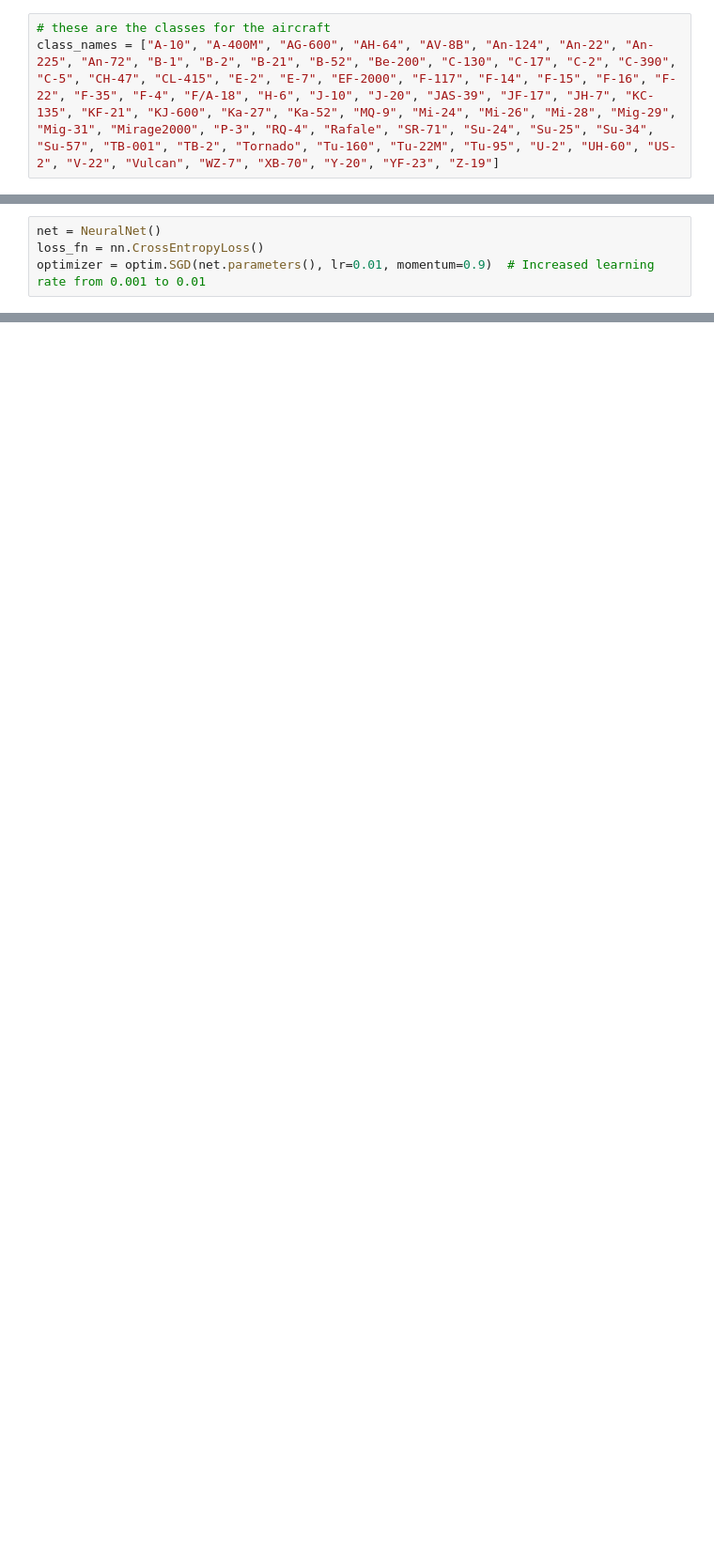
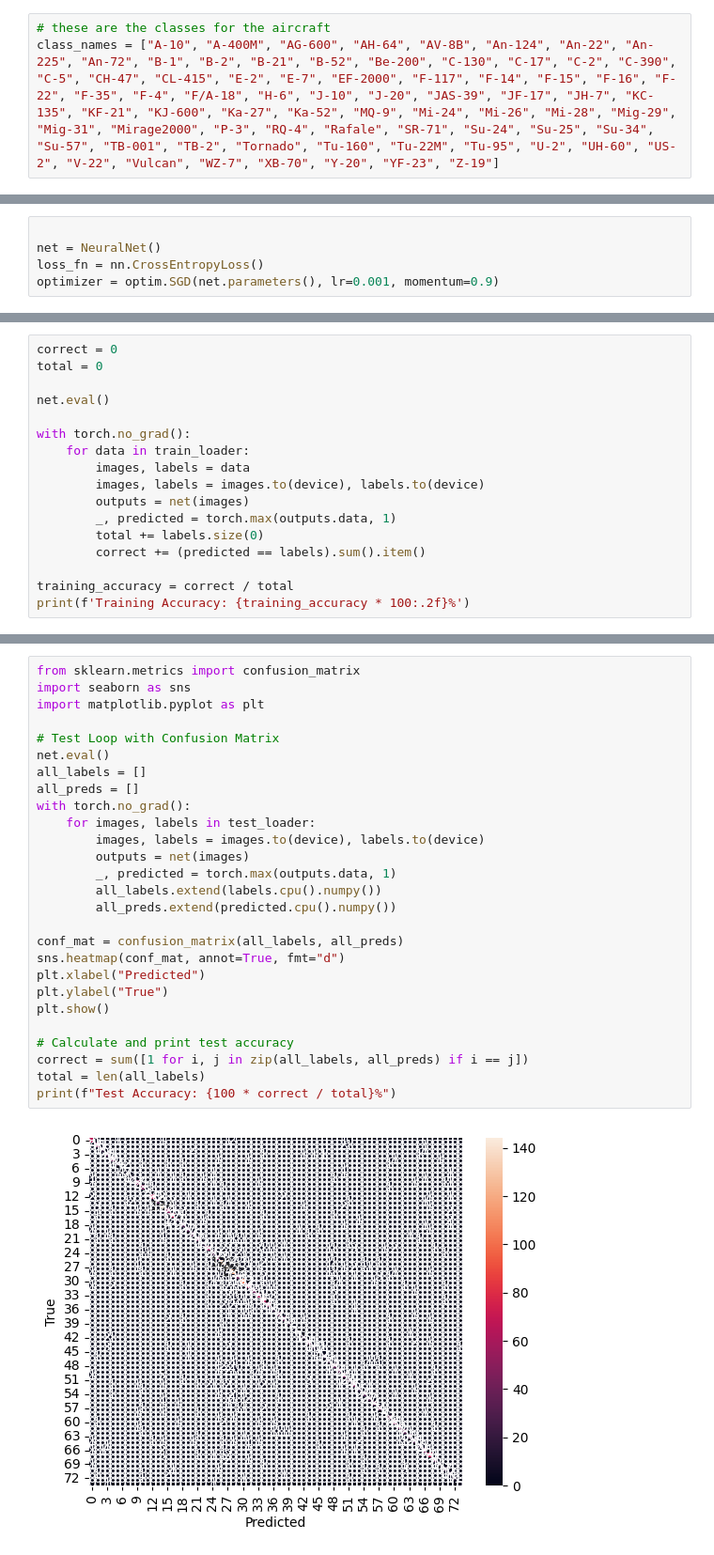
Before and after one commit to Jquijioc/461FinalProject, a Jupyter notebook: testing.ipynb, the cells around one changed output, grey strips where cells are left out. Shown at 94% size. Cells and saved outputs as stored; diff of their text form; blank space fills up the shorter version.

```diff
--- a/testing.ipynb
+++ b/testing.ipynb
@@ -66,4 +66,5 @@ class NeuralNet(nn.Module):
 # %%
+
 net = NeuralNet()
 loss_fn = nn.CrossEntropyLoss()
-optimizer = optim.SGD(net.parameters(), lr=0.01, momentum=0.9)  # Increased learning rate from 0.001 to 0.01
+optimizer = optim.SGD(net.parameters(), lr=0.001, momentum=0.9)
@@ -110,0 +114,17 @@ Loss:  0.5454
+# %%
+correct = 0
+total = 0
+
+net.eval()
+
+with torch.no_grad():
+    for data in train_loader:
+        images, labels = data
+        images, labels = images.to(device), labels.to(device)
+        outputs = net(images)
+        _, predicted = torch.max(outputs.data, 1)
+        total += labels.size(0)
+        correct += (predicted == labels).sum().item()
+
+training_accuracy = correct / total
+print(f'Training Accuracy: {training_accuracy * 100:.2f}%')
@@ -129,0 +175,29 @@ Accuracy: 25.68%
+# %%
+from sklearn.metrics import confusion_matrix
+import seaborn as sns
+import matplotlib.pyplot as plt
+
+# Test Loop with Confusion Matrix
+net.eval()
+all_labels = []
+all_preds = []
+with torch.no_grad():
+    for images, labels in test_loader:
+        images, labels = images.to(device), labels.to(device)
+        outputs = net(images)
+        _, predicted = torch.max(outputs.data, 1)
+        all_labels.extend(labels.cpu().numpy())
+        all_preds.extend(predicted.cpu().numpy())
+
+conf_mat = confusion_matrix(all_labels, all_preds)
+sns.heatmap(conf_mat, annot=True, fmt="d")
+plt.xlabel("Predicted")
+plt.ylabel("True")
+plt.show()
+
+# Calculate and print test accuracy
+correct = sum([1 for i, j in zip(all_labels, all_preds) if i == j])
+total = len(all_labels)
+print(f"Test Accuracy: {100 * correct / total}%")
+# %% [output]
+[figure, added]
```
Also changed, not shown: parts of 12 cells of this notebook.
